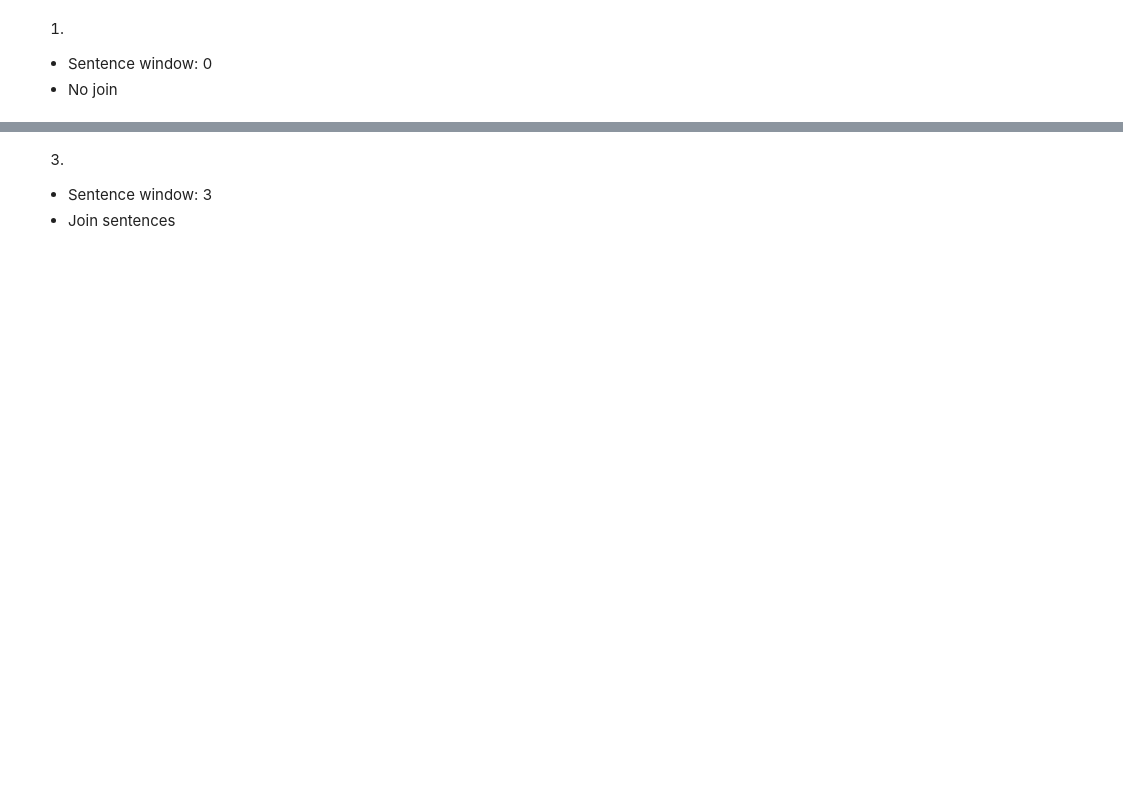
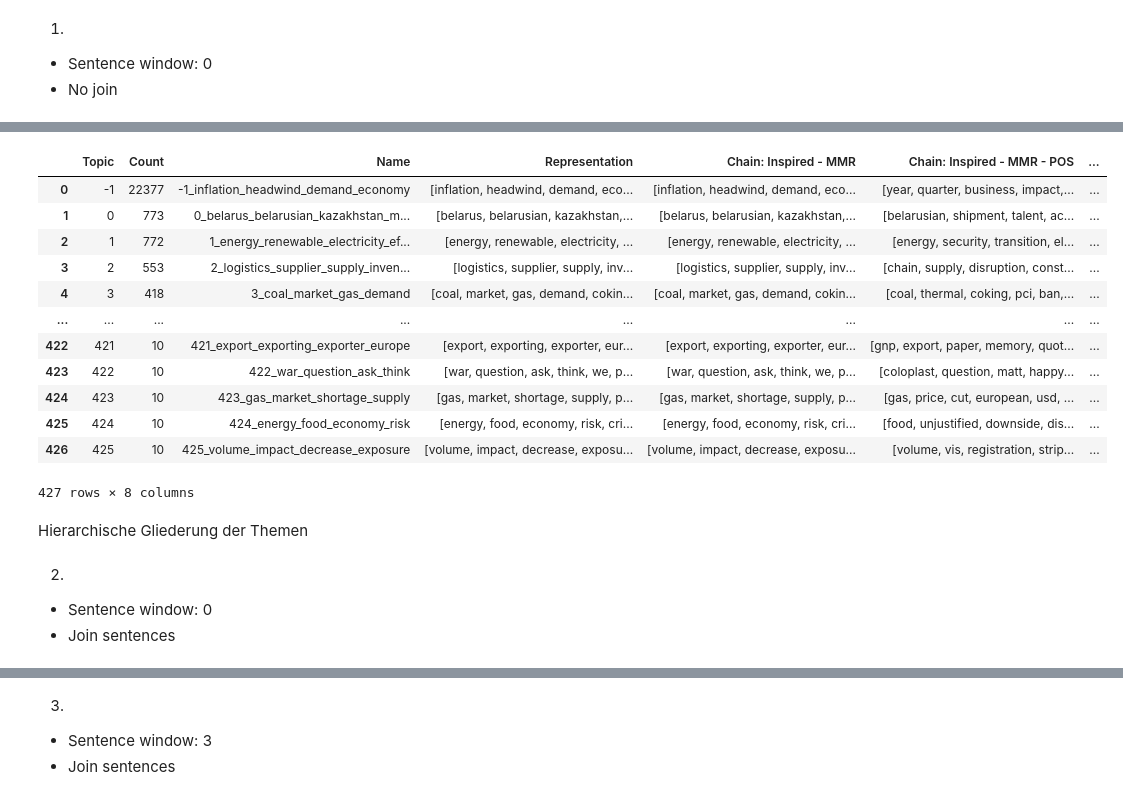
Before and after one commit to falseAzure/infineac, a Jupyter notebook: notebooks/infineac.ipynb, the cells around one changed output, grey strips where cells are left out. Saved outputs shown, nothing was run; the diff lists cells and outputs as text; code cells hidden in the pictures; blank space fills up the shorter version.

```diff
--- a/notebooks/infineac.ipynb
+++ b/notebooks/infineac.ipynb
@@ -308,6 +310,3 @@ corpus_window_0_join_df = helper.load_data("corpus_window_0_join_df_no_answer.lz
 corpus_window_3_join_df = helper.load_data("corpus_window_3_join_df_no_answer.lz4")
 corpus_window_5_join_df = helper.load_data("corpus_window_5_join_df_no_answer.lz4")
 corpus_window_whole_join_df = helper.load_data("corpus_window_whole_join_df_no_answer.lz4")
-# %%
-corpus_window_0_df = process_text.get_strategies(dataframe=corpus_window_0_df)
-corpus_window_0_df
@@ -438,3 +423,5 @@ Downloading https://raw.githubusercontent.com/stanfordnlp/stanza-resources/main/
 1.
 * Sentence window: 0
 * No join
+# %%
+topic_model_0, topics_0, probs_0 = topic_extractor.bert_advanced(corpus_window_0_df['processed_text'].to_list(), representation_model=representation_model, embedding_model=sentence_model_light)
@@ -440,0 +452,16 @@ Downloading https://raw.githubusercontent.com/stanfordnlp/stanza-resources/main/
+# %%
+topic_model_0.get_topic_info()
+# %% [output]
+|  | Topic | Count | Name | Representation | Chain: Inspired - MMR | Chain: Inspired - MMR - POS | ... |
+| 0 | -1 | 22377 | -1_inflation_headwind_demand_economy | [inflation, headwind, demand, eco... | [inflation, headwind, demand, eco... | [year, quarter, business, impact,... | ... |
+| 1 | 0 | 773 | 0_belarus_belarusian_kazakhstan_m... | [belarus, belarusian, kazakhstan,... | [belarus, belarusian, kazakhstan,... | [belarusian, shipment, talent, ac... | ... |
+| 2 | 1 | 772 | 1_energy_renewable_electricity_ef... | [energy, renewable, electricity, ... | [energy, renewable, electricity, ... | [energy, security, transition, el... | ... |
+| 3 | 2 | 553 | 2_logistics_supplier_supply_inven... | [logistics, supplier, supply, inv... | [logistics, supplier, supply, inv... | [chain, supply, disruption, const... | ... |
+| 4 | 3 | 418 | 3_coal_market_gas_demand | [coal, market, gas, demand, cokin... | [coal, market, gas, demand, cokin... | [coal, thermal, coking, pci, ban,... | ... |
+| ... | ... | ... | ... | ... | ... | ... | ... |
+| 422 | 421 | 10 | 421_export_exporting_exporter_europe | [export, exporting, exporter, eur... | [export, exporting, exporter, eur... | [gnp, export, paper, memory, quot... | ... |
+| 423 | 422 | 10 | 422_war_question_ask_think | [war, question, ask, think, we, p... | [war, question, ask, think, we, p... | [coloplast, question, matt, happy... | ... |
+| 424 | 423 | 10 | 423_gas_market_shortage_supply | [gas, market, shortage, supply, p... | [gas, market, shortage, supply, p... | [gas, price, cut, european, usd, ... | ... |
+| 425 | 424 | 10 | 424_energy_food_economy_risk | [energy, food, economy, risk, cri... | [energy, food, economy, risk, cri... | [food, unjustified, downside, dis... | ... |
+| 426 | 425 | 10 | 425_volume_impact_decrease_exposure | [volume, impact, decrease, exposu... | [volume, impact, decrease, exposu... | [volume, vis, registration, strip... | ... |
+427 rows × 8 columns
@@ -440,0 +470,2 @@ Downloading https://raw.githubusercontent.com/stanfordnlp/stanza-resources/main/
+# %% [markdown]
+Hierarchische Gliederung der Themen
@@ -441,3 +474,7 @@ Downloading https://raw.githubusercontent.com/stanfordnlp/stanza-resources/main/
+# %% [markdown]
+2.
+* Sentence window: 0
+* Join sentences
 # %%
 topic_model_0_join, topics_0_join, probs_0_join = topic_extractor.bert_advanced(corpus_window_0_join_df['processed_text'].to_list(), representation_model=representation_model, embedding_model=sentence_model_light)
 # %% [output]
```
Also changed, not shown: parts of 23 cells of this notebook.
